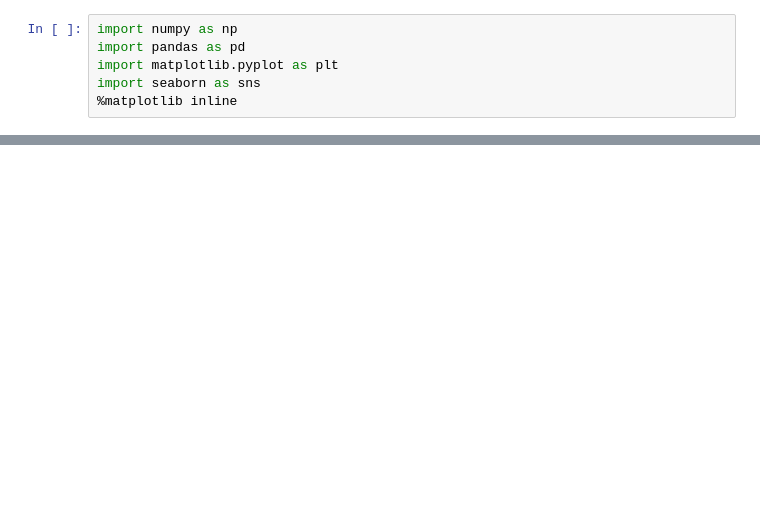
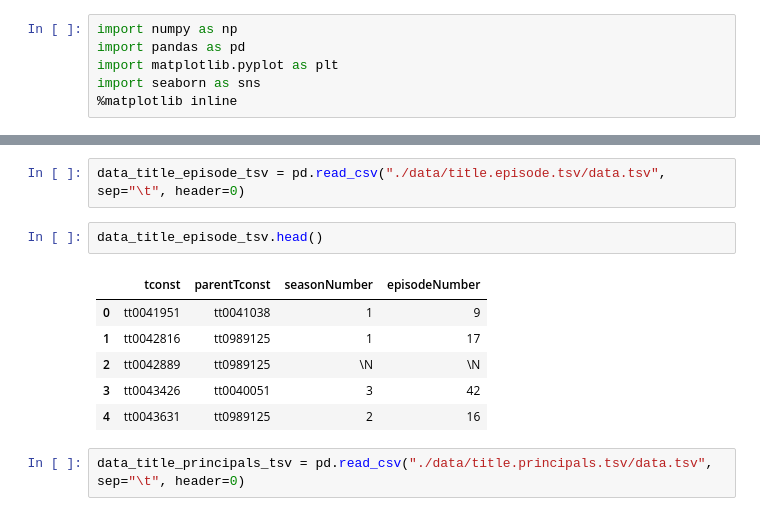
Before and after one commit to Bocharick/GeekBrains_AI_ThProb_and_MathStat, a Jupyter notebook: CourseProject/main.ipynb, the cells around one changed output, grey strips where cells are left out. Drawn from its saved outputs; the diff is of its cells as text; blank space fills up the shorter version.

```diff
--- a/CourseProject/main.ipynb
+++ b/CourseProject/main.ipynb
@@ -26,0 +141,13 @@ data[data.genres.str.contains("Comedy")==True].head()
+# %%
+data_title_episode_tsv = pd.read_csv("./data/title.episode.tsv/data.tsv", sep="\t", header=0)
+# %%
+data_title_episode_tsv.head()
+# %% [output]
+|  | tconst | parentTconst | seasonNumber | episodeNumber |
+| 0 | tt0041951 | tt0041038 | 1 | 9 |
+| 1 | tt0042816 | tt0989125 | 1 | 17 |
+| 2 | tt0042889 | tt0989125 | \N | \N |
+| 3 | tt0043426 | tt0040051 | 3 | 42 |
+| 4 | tt0043631 | tt0989125 | 2 | 16 |
+# %%
+data_title_principals_tsv = pd.read_csv("./data/title.principals.tsv/data.tsv", sep="\t", header=0)
```
Also changed, not shown: parts of 20 cells of this notebook.
